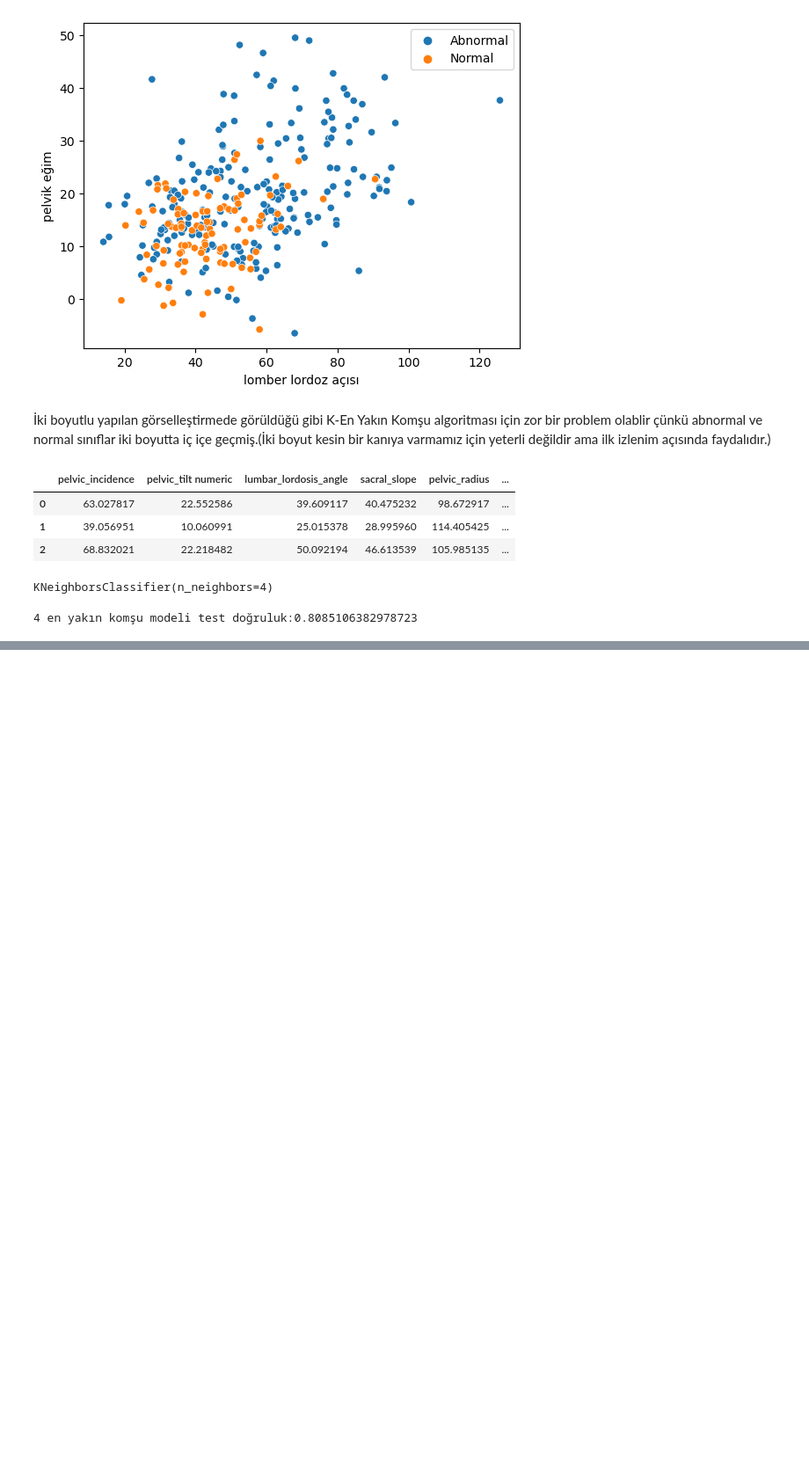
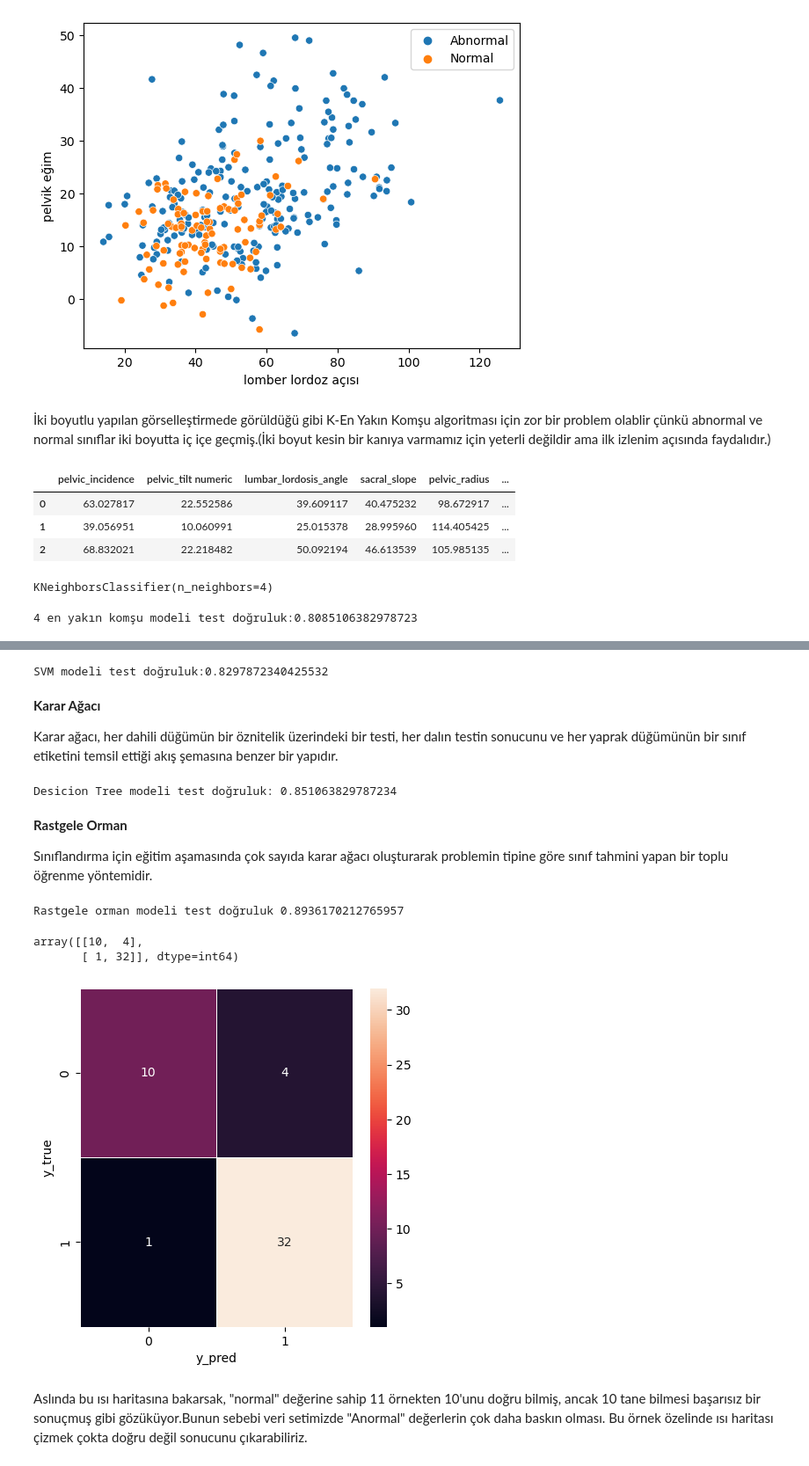
Before and after one commit to ErtugrulDay/Data-Analysis, a Jupyter notebook: 2yapay_zeka.ipynb, the cells around one changed output, grey strips where cells are left out. Shown at 88% size. Drawn from its saved outputs; the diff is of its cells as text; code cells hidden in the pictures; blank space fills up the shorter version.

```diff
--- a/2yapay_zeka.ipynb
+++ b/2yapay_zeka.ipynb
@@ -489,0 +517,55 @@ print("{} en yakın komşu modeli test doğruluk:{}".format(komsu,knn.score(x_te
+# %%
+from sklearn.svm import SVC
+svm=SVC(random_state=1)
+svm.fit(x_train,y_train)
+#test
+print("SVM modeli test doğruluk:{}".format(svm.score(x_test,y_test)))
+# %% [output]
+SVM modeli test doğruluk:0.8297872340425532
+# %% [markdown]
+**Karar Ağacı**
+
+Karar ağacı, her dahili düğümün bir öznitelik üzerindeki bir testi, her dalın testin sonucunu ve her yaprak düğümünün bir sınıf etiketini temsil ettiği akış şemasına benzer bir yapıdır.
+# %%
+from sklearn.tree import DecisionTreeClassifier
+
+dtc=DecisionTreeClassifier()
+dtc.fit(x_train,y_train)
+
+print("Desicion Tree modeli test doğruluk: {}".format(dtc.score(x_test,y_test)))
+# %% [output]
+Desicion Tree modeli test doğruluk: 0.851063829787234
+# %% [markdown]
+**Rastgele Orman**
+
+Sınıflandırma için eğitim aşamasında çok sayıda karar ağacı oluşturarak problemin tipine göre sınıf tahmini yapan bir toplu öğrenme yöntemidir.
+# %%
+from sklearn.ensemble import RandomForestClassifier
+
+rfc=RandomForestClassifier(n_estimators=100,random_state=1)
+rfc.fit(x_train,y_train)
+
+print("Rastgele orman modeli test doğruluk {}".format(rfc.score(x_test,y_test)))
+# %% [output]
+Rastgele orman modeli test doğruluk 0.8936170212765957
+# %%
+##confusion matrix
+
+from sklearn.metrics import confusion_matrix
+y_pred=rfc.predict(x_test)
+cm=confusion_matrix(y_test,y_pred)
+cm
+# %% [output]
+array([[10,  4],
+       [ 1, 32]], dtype=int64)
+# %%
+#heat map
+f, ax=plt.subplots(figsize=(5,5))
+sns.heatmap(cm,annot=True,linewidths=0.5,linecolor="white",fmt=".0f",ax=ax)
+plt.xlabel("y_pred")
+plt.ylabel("y_true")
+plt.show()
+# %% [output]
+[figure, added]
+# %% [markdown]
+Aslında bu ısı haritasına bakarsak, "normal" değerine sahip 11 örnekten 10'unu doğru bilmiş, ancak 10 tane bilmesi başarısız bir sonuçmuş gibi gözüküyor.Bunun sebebi veri setimizde "Anormal" değerlerin çok daha baskın olması. Bu örnek özelinde ısı haritası çizmek çokta doğru değil sonucunu çıkarabiliriz.
```
Also changed, not shown: parts of 21 cells of this notebook.
